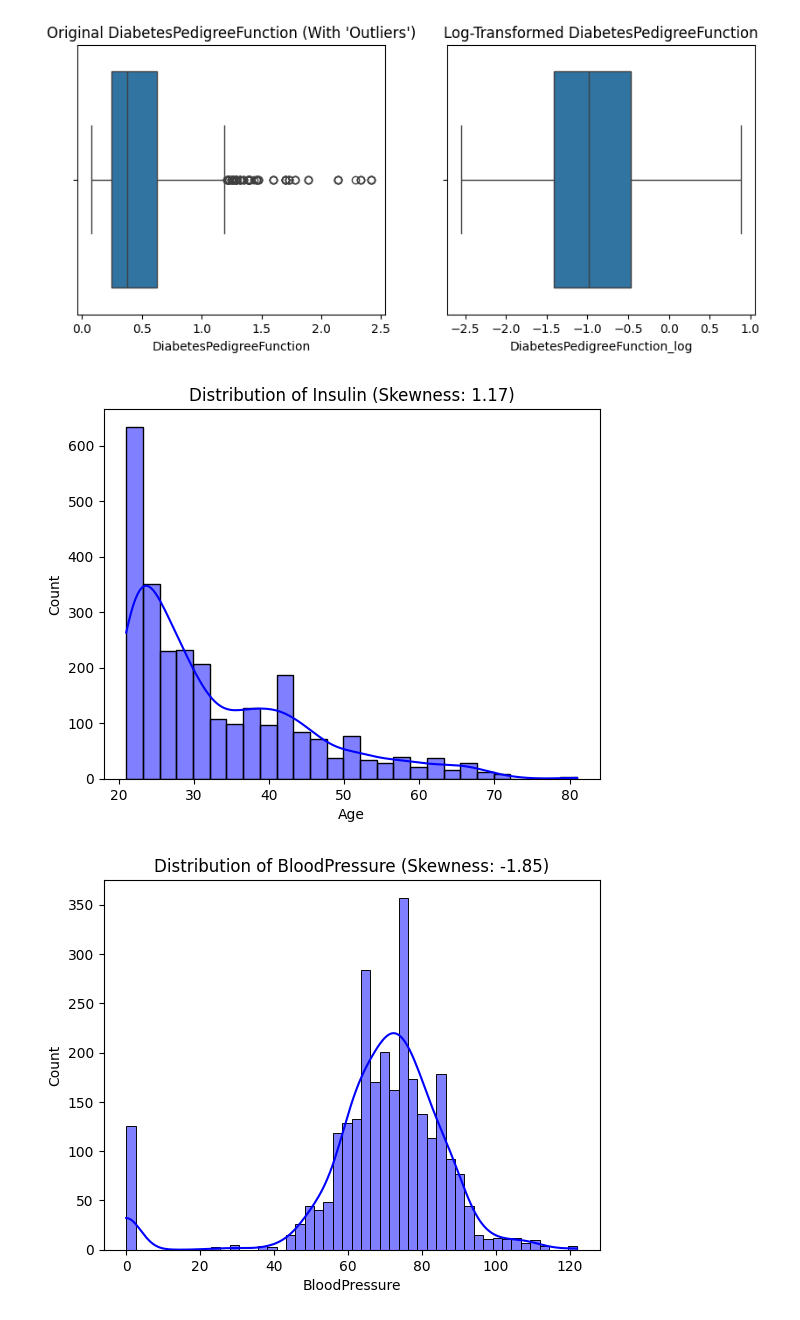
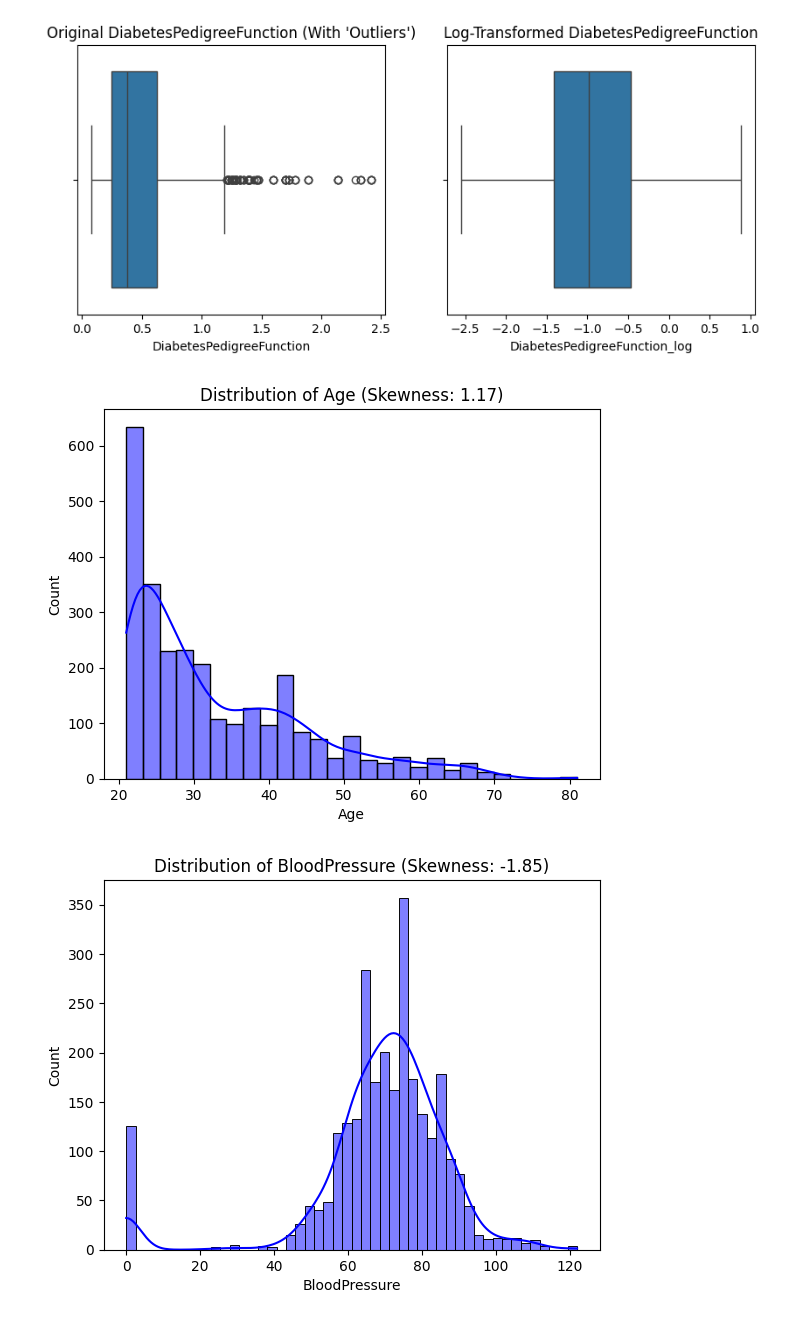
Before and after one commit to sajid-ahmed1/diabetes, a Jupyter notebook: notebooks/eda_cleaning.ipynb, the cells around one changed output. Cells and saved outputs as stored; diff of their text form; code cells hidden in the pictures.

```diff
--- a/notebooks/eda_cleaning.ipynb
+++ b/notebooks/eda_cleaning.ipynb
@@ -147,10 +151,10 @@ plt.show()
 # %%
 # plotting a highly skewed variable 'Age'
 sns.histplot(df['Age'], kde=True, color='blue')
-plt.title(f"Distribution of Insulin (Skewness: {df['Age'].skew():.2f})")
+plt.title(f"Distribution of Age (Skewness: {df['Age'].skew():.2f})")
 plt.show()
 # %% [output]
-[figure, old version]
+[figure, new version]
 # %%
 # plotting a highly skewed variable 'BloodPressure'
 sns.histplot(df['BloodPressure'], kde=True, color='blue')
```
Also changed, not shown: parts of 14 cells of this notebook, 6 other files.
